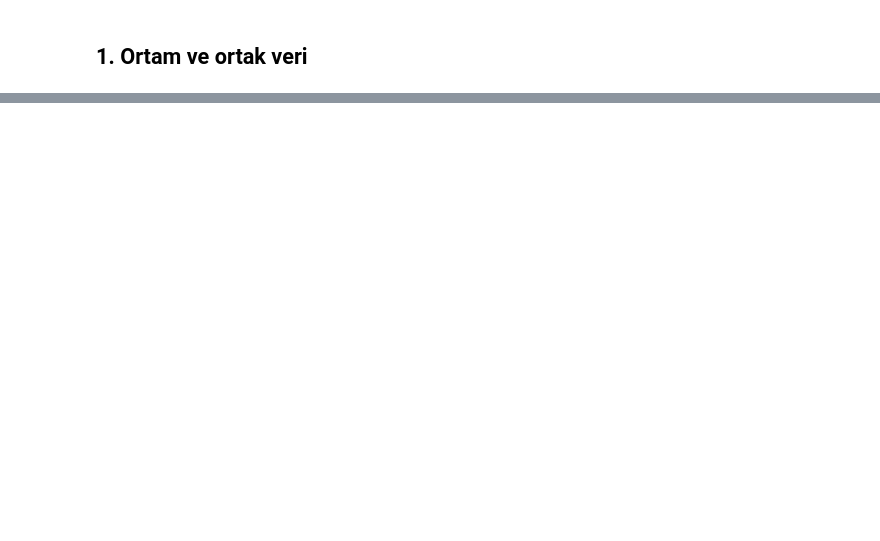
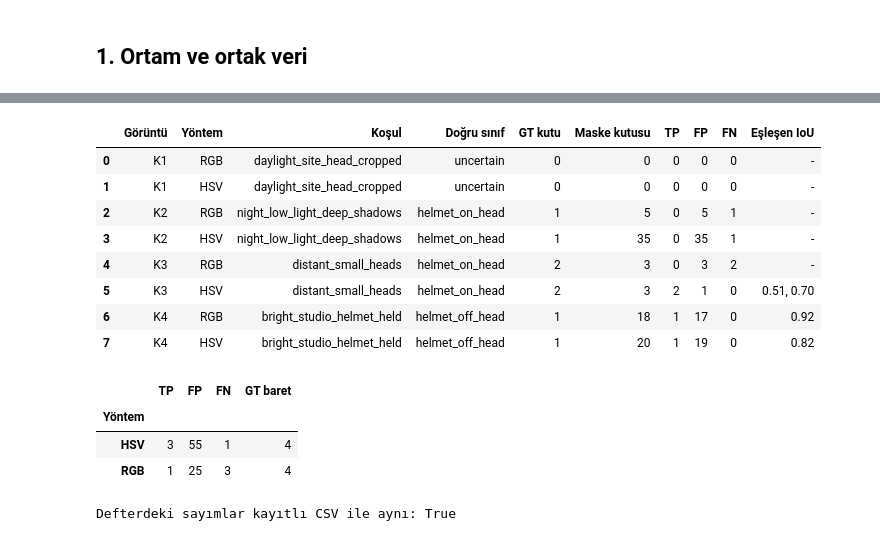
Before and after one commit to mderviskocar/barettespiti, a Jupyter notebook: notebooks/murathan_detection.ipynb, the cells around one changed output, grey strips where cells are left out. Drawn from its saved outputs; the diff is of its cells as text; code cells hidden in the pictures; blank space fills up the shorter version.

```diff
--- a/notebooks/murathan_detection.ipynb
+++ b/notebooks/murathan_detection.ipynb
@@ -51,0 +84,17 @@ Yanlış alarm/kaçırma, olası neden ve sonraki kontrolü yazın. individual_n
+# %%
+def evaluate(split):
+    rows, store = [], {}
+    for rec in load_dataset(split):
+        image = load_image(rec["relative_path"])
+        for method, cfg in color_configs.items():
+            _, comps = predict_boxes(image, cfg, box_config)
+            ev = evaluate_boxes([{"box": c["box"]} for c in comps], rec["helmet_boxes"], IOU_THRESHOLD)
+            rows.append({"Görüntü": rec["image_id"], "Yöntem": method.upper(), "Koşul": rec["condition"],
+                         "Doğru sınıf": rec["ground_truth_class"], "GT kutu": len(rec["helmet_boxes"]),
+                         "Maske kutusu": len(comps), "TP": ev["tp"], "FP": ev["fp"], "FN": ev["fn"],
+                         "Eşleşen IoU": ", ".join(f"{m['iou']:.2f}" for m in ev["matches"]) or "-"})
+            store[(rec["image_id"], method)] = (image, comps, rec, ev)
+    return pd.DataFrame(rows), store
+
+dev_table, _ = evaluate("development")
+dev_table
@@ -51,0 +111,31 @@ Yanlış alarm/kaçırma, olası neden ve sonraki kontrolü yazın. individual_n
+# %%
+control_table, control_store = evaluate("control")
+control_table
+# %% [output]
+|  | Görüntü | Yöntem | Koşul | Doğru sınıf | GT kutu | Maske kutusu | TP | FP | FN | Eşleşen IoU |
+| 0 | K1 | RGB | daylight_site_head_cropped | uncertain | 0 | 0 | 0 | 0 | 0 | - |
+| 1 | K1 | HSV | daylight_site_head_cropped | uncertain | 0 | 0 | 0 | 0 | 0 | - |
+| 2 | K2 | RGB | night_low_light_deep_shadows | helmet_on_head | 1 | 5 | 0 | 5 | 1 | - |
+| 3 | K2 | HSV | night_low_light_deep_shadows | helmet_on_head | 1 | 35 | 0 | 35 | 1 | - |
+| 4 | K3 | RGB | distant_small_heads | helmet_on_head | 2 | 3 | 0 | 3 | 2 | - |
+| 5 | K3 | HSV | distant_small_heads | helmet_on_head | 2 | 3 | 2 | 1 | 0 | 0.51, 0.70 |
+| 6 | K4 | RGB | bright_studio_helmet_held | helmet_off_head | 1 | 18 | 1 | 17 | 0 | 0.92 |
+| 7 | K4 | HSV | bright_studio_helmet_held | helmet_off_head | 1 | 20 | 1 | 19 | 0 | 0.82 |
+# %%
+totals = control_table.groupby("Yöntem")[["TP", "FP", "FN"]].sum()
+totals["GT baret"] = control_table.groupby("Yöntem")["GT kutu"].sum()
+totals
+# %% [output]
+|  | TP | FP | FN | GT baret |
+| Yöntem |  |  |  |  |
+| HSV | 3 | 55 | 1 | 4 |
+| RGB | 1 | 25 | 3 | 4 |
+# %%
+saved = pd.read_csv(ROOT / "results/detector/detection_results.csv")
+same = all(
+    (saved[(saved.image_id == r["Görüntü"]) & (saved.method == r["Yöntem"].lower() + "_mask_boxes")][["tp", "fp", "fn"]].values[0]
+     == [r["TP"], r["FP"], r["FN"]]).all()
+    for _, r in control_table.iterrows())
+print("Defterdeki sayımlar kayıtlı CSV ile aynı:", same)
+# %% [output]
+Defterdeki sayımlar kayıtlı CSV ile aynı: True
```
Also changed, not shown: parts of 21 cells of this notebook, 11 other files.
